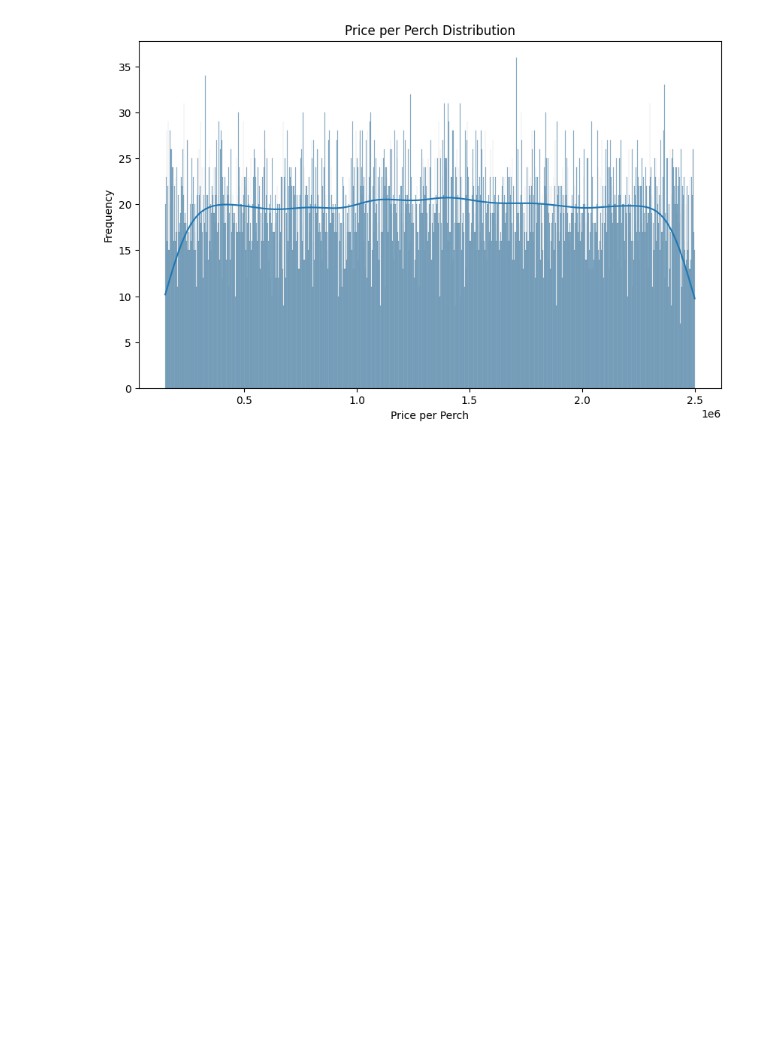
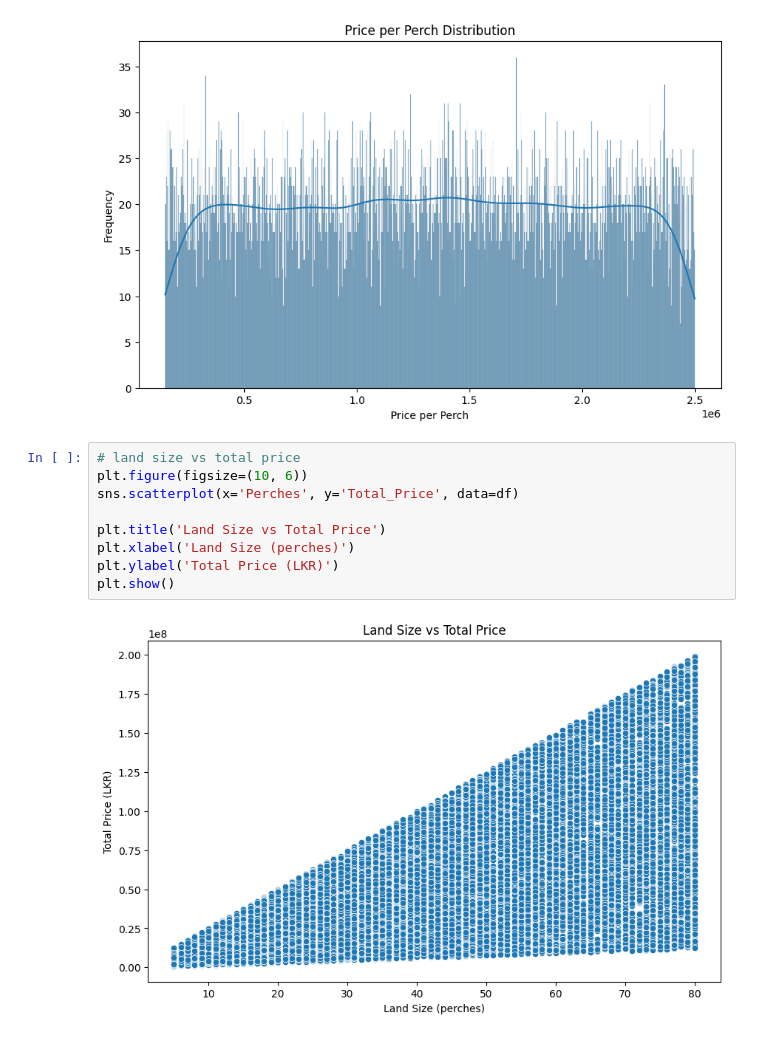
Before and after one commit to DhaneeraDulvanya/Sri-Lankan-Land-Price-Prediction-and-Real-Estate-Market-Analysis-System, a Jupyter notebook: notebooks/01_data_understandings.ipynb, the cells around one changed output. Cells and saved outputs as stored; diff of their text form; blank space fills up the shorter version.

Commit message:
draw a scatter plot to land size vs total price

```diff
--- a/notebooks/01_data_understandings.ipynb
+++ b/notebooks/01_data_understandings.ipynb
@@ -171,3 +180,14 @@ plt.ylabel('Frequency')
 plt.show()
 # %% [output]
 [figure]
+# %%
+# land size vs total price
+plt.figure(figsize=(10, 6))
+sns.scatterplot(x='Perches', y='Total_Price', data=df)
+
+plt.title('Land Size vs Total Price')
+plt.xlabel('Land Size (perches)')
+plt.ylabel('Total Price (LKR)')
+plt.show()
+# %% [output]
+[figure, added]
```
Also changed, not shown: parts of 1 cell of this notebook.
